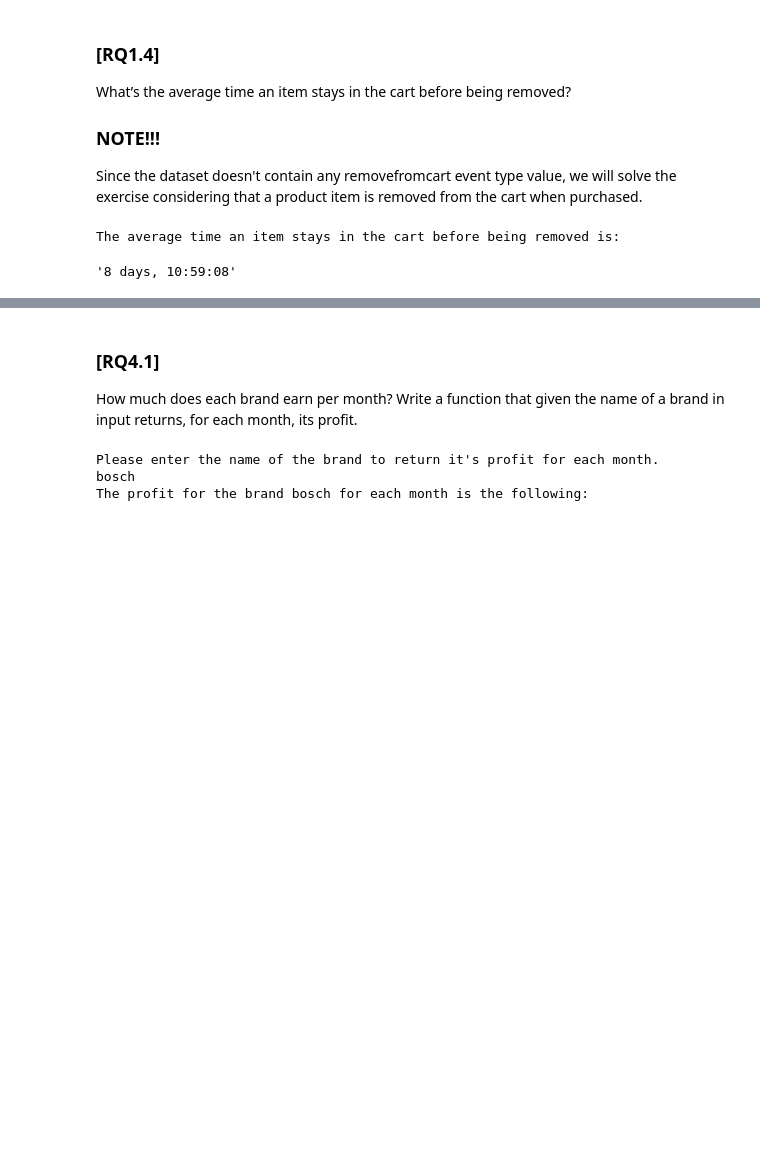
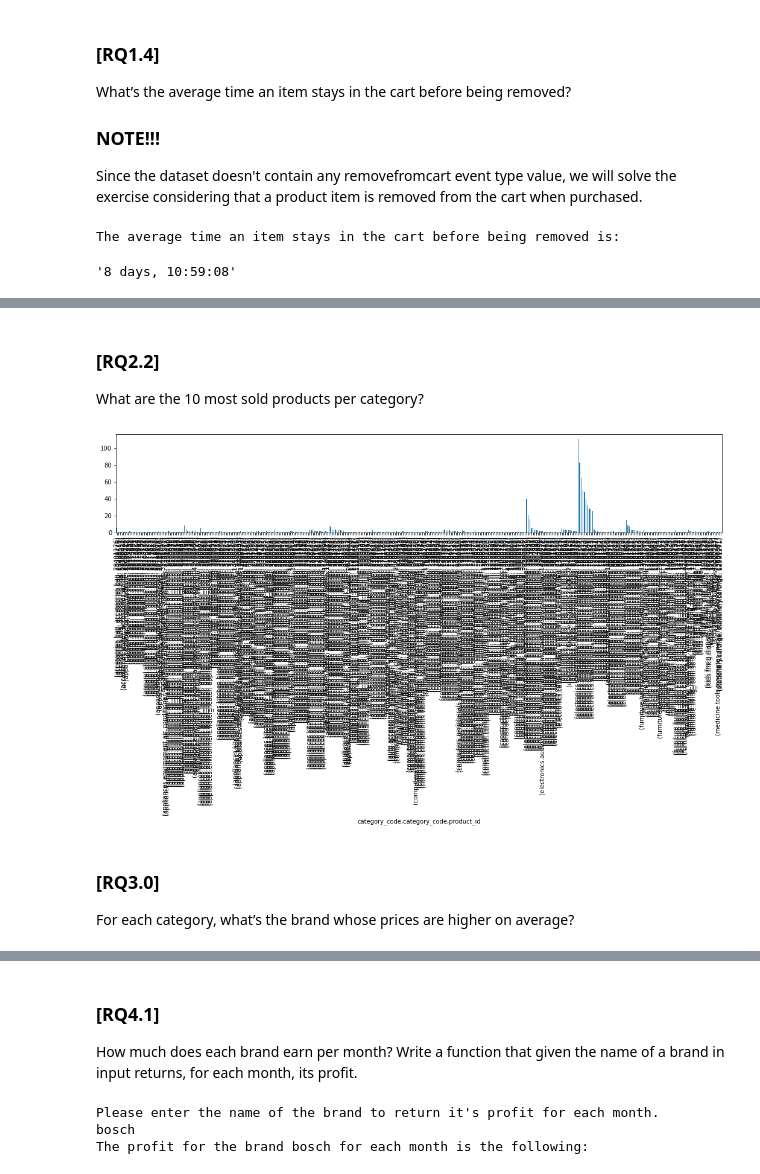
Before and after one commit to freebirdT/ADM_homework2, a Jupyter notebook: main.ipynb, the cells around one changed output, grey strips where cells are left out. Drawn from its saved outputs; the diff is of its cells as text; code cells hidden in the pictures; blank space fills up the shorter version.

```diff
--- a/main.ipynb
+++ b/main.ipynb
@@ -294,0 +592,28 @@ The average time an item stays in the cart before being removed is:
+# %% [markdown]
+### [RQ2.2]
+
+What are the 10 most sold products per category?
+# %%
+# Reclaiming the maximum amount of available memory
+gc.collect()
+
+# Creating a dataframe event_type only purchase and grouping by category_code and product_id to extract the number of products sold per category
+ten_most_sold = dataset[dataset.event_type=='purchase'].groupby(['category_code', 'product_id']).product_id.count()
+
+# Reclaiming the maximum amount of available memory
+gc.collect()
+
+# Because of the not sorted number of products per category, the following line reaches top 10 values
+ten_most_sold = ten_most_sold.groupby('category_code').nlargest(10)
+
+# Visualising the 10 most sold products per category
+ten_most_sold.plot.bar(figsize=(18,3))
+
+# Delete variable to free RAM
+del ten_most_sold
+# %% [output]
+[figure, added]
+# %% [markdown]
+### [RQ3.0]
+
+For each category, what’s the brand whose prices are higher on average?
```
Also changed, not shown: parts of 45 cells of this notebook.
